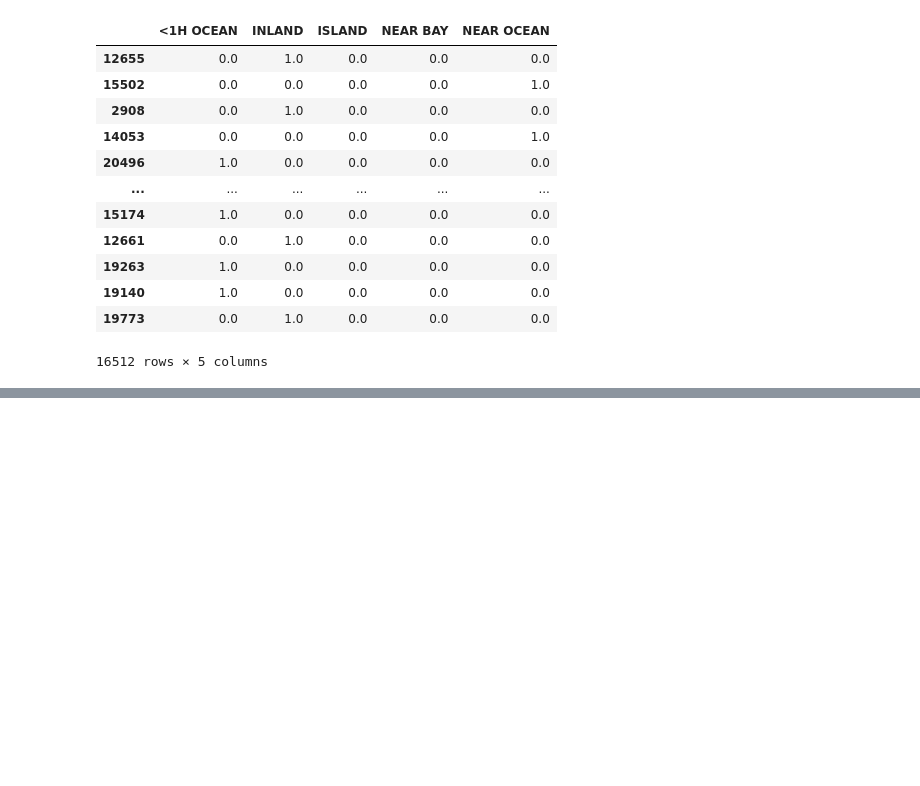
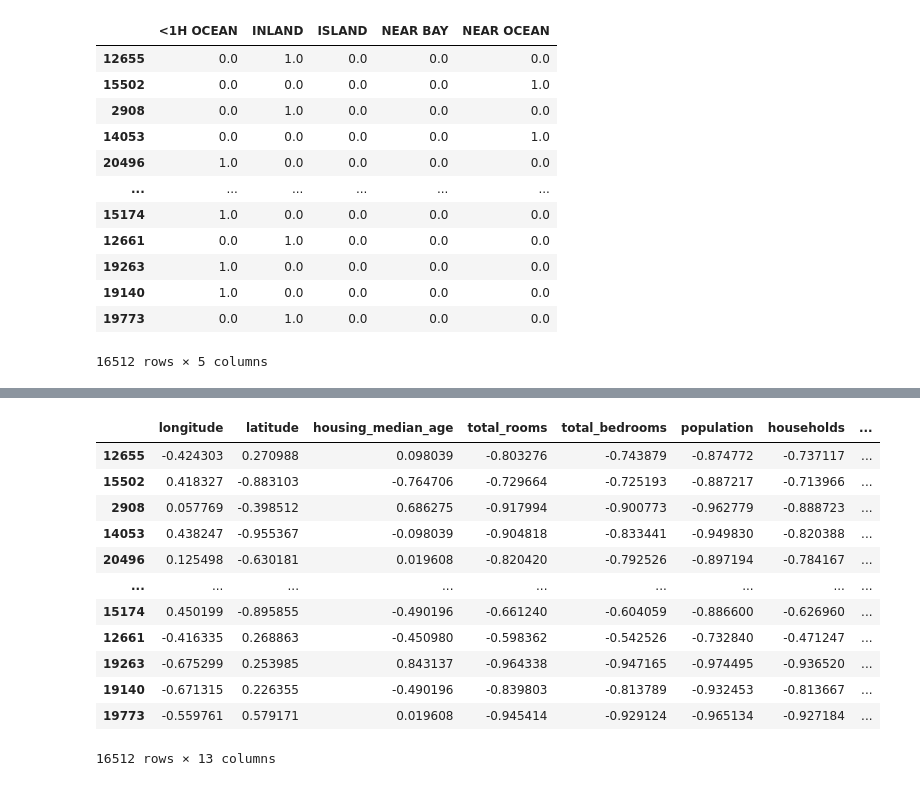
Before and after one commit to SankalpMakol016/ML-Projects, a Jupyter notebook: project1/main.ipynb, the cells around one changed output, grey strips where cells are left out. Drawn from its saved outputs; the diff is of its cells as text; code cells hidden in the pictures; blank space fills up the shorter version.

```diff
--- a/project1/main.ipynb
+++ b/project1/main.ipynb
@@ -364,3 +364,5 @@ housing_cat1
 | 19140 | 1.0 | 0.0 | 0.0 | 0.0 | 0.0 |
 | 19773 | 0.0 | 1.0 | 0.0 | 0.0 | 0.0 |
 16512 rows × 5 columns
+# %%
+df = pd.concat([housing,housing_cat1],axis=1)
@@ -366,0 +385,2 @@ housing_cat1
+# %%
+df=df.drop(["ocean_proximity"],axis=1).copy()
@@ -366,0 +403,23 @@ housing_cat1
+# %%
+from sklearn.preprocessing import MinMaxScaler
+
+min_max_scaler = MinMaxScaler(feature_range=(-1, 1))
+df_scaled = min_max_scaler.fit_transform(df)
+# %%
+df_scaled=pd.DataFrame(df_scaled,columns=df.columns,index=df.index)
+# %%
+df_scaled
+# %% [output]
+|  | longitude | latitude | housing_median_age | total_rooms | total_bedrooms | population | households | ... |
+| 12655 | -0.424303 | 0.270988 | 0.098039 | -0.803276 | -0.743879 | -0.874772 | -0.737117 | ... |
+| 15502 | 0.418327 | -0.883103 | -0.764706 | -0.729664 | -0.725193 | -0.887217 | -0.713966 | ... |
+| 2908 | 0.057769 | -0.398512 | 0.686275 | -0.917994 | -0.900773 | -0.962779 | -0.888723 | ... |
+| 14053 | 0.438247 | -0.955367 | -0.098039 | -0.904818 | -0.833441 | -0.949830 | -0.820388 | ... |
+| 20496 | 0.125498 | -0.630181 | 0.019608 | -0.820420 | -0.792526 | -0.897194 | -0.784167 | ... |
+| ... | ... | ... | ... | ... | ... | ... | ... | ... |
+| 15174 | 0.450199 | -0.895855 | -0.490196 | -0.661240 | -0.604059 | -0.886600 | -0.626960 | ... |
+| 12661 | -0.416335 | 0.268863 | -0.450980 | -0.598362 | -0.542526 | -0.732840 | -0.471247 | ... |
+| 19263 | -0.675299 | 0.253985 | 0.843137 | -0.964338 | -0.947165 | -0.974495 | -0.936520 | ... |
+| 19140 | -0.671315 | 0.226355 | -0.490196 | -0.839803 | -0.813789 | -0.932453 | -0.813667 | ... |
+| 19773 | -0.559761 | 0.579171 | 0.019608 | -0.945414 | -0.929124 | -0.965134 | -0.927184 | ... |
+16512 rows × 13 columns
```
Also changed, not shown: parts of 4 cells of this notebook.
